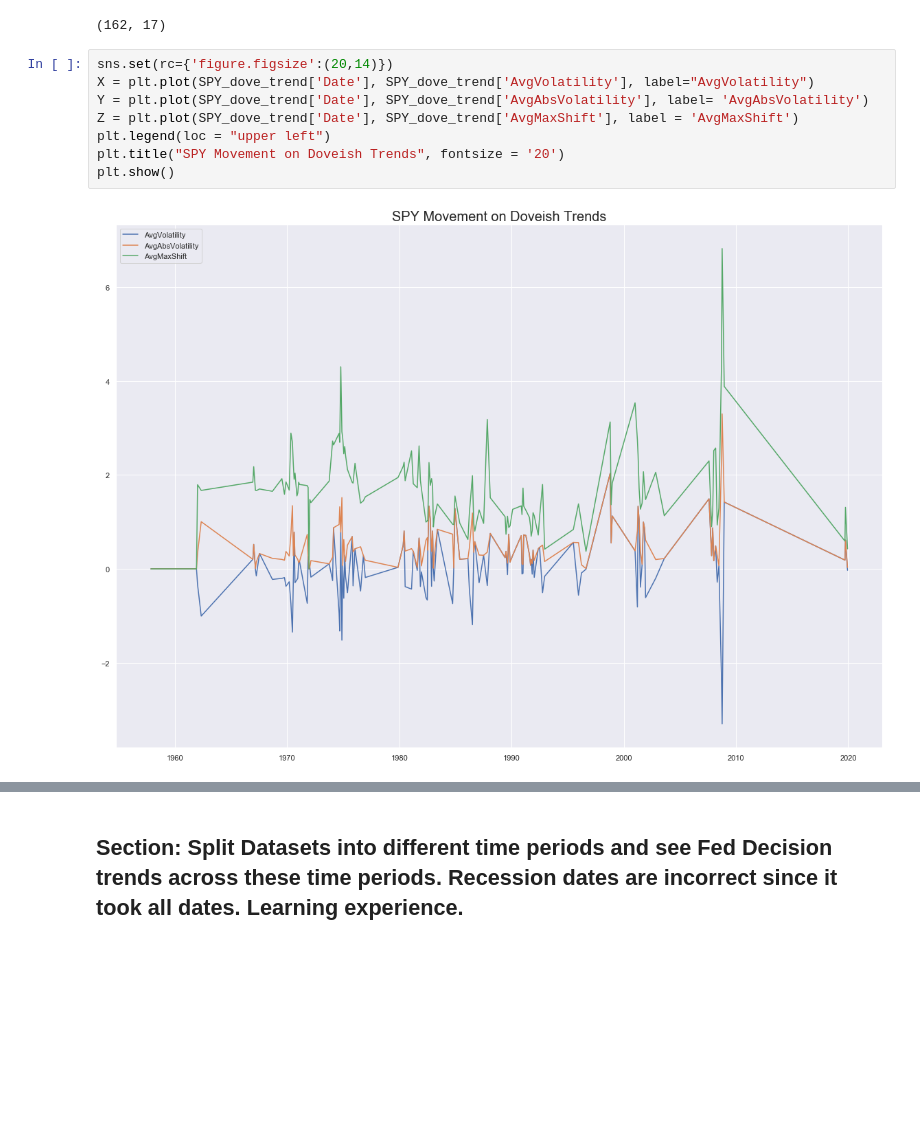
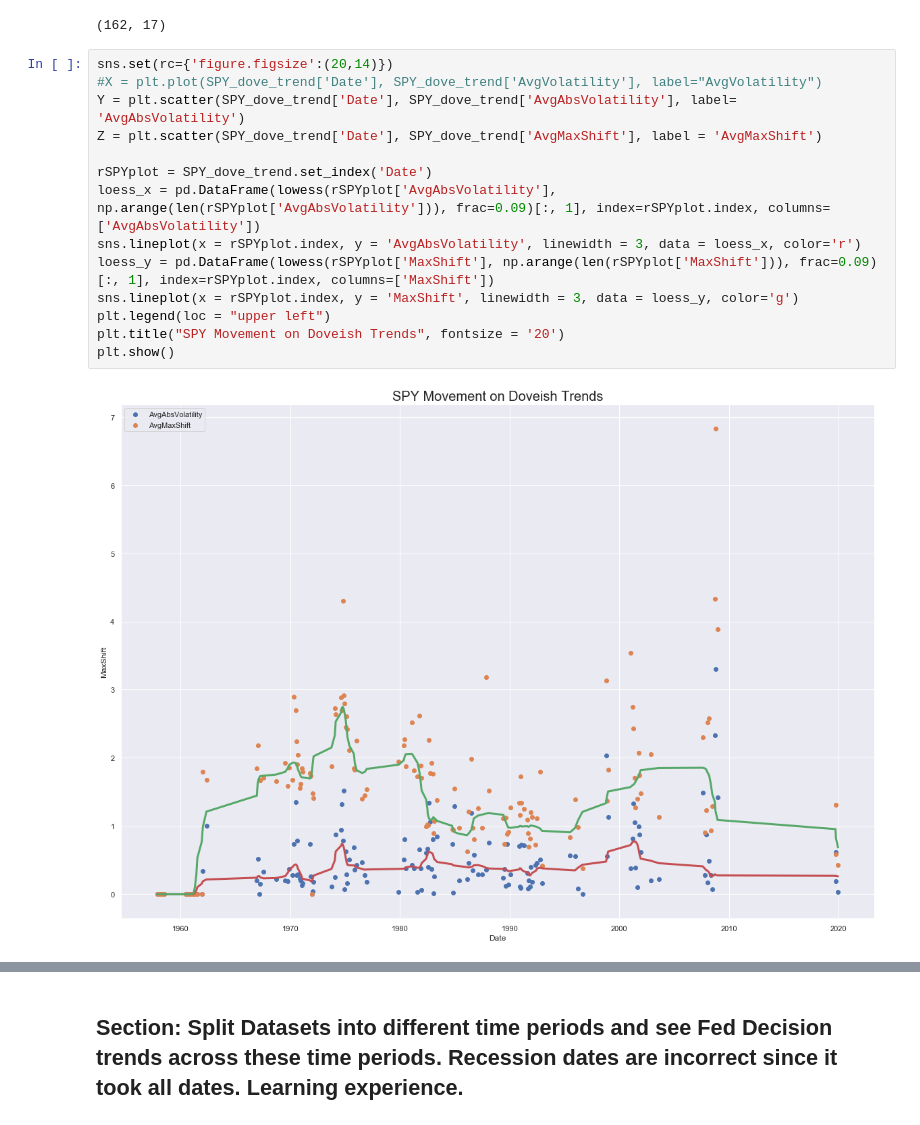
Before and after one commit to vikranttkumar/FedFundsSP500, a Jupyter notebook: Fed Funds Rate interaction with S&P500.ipynb, the cells around one changed output, grey strips where cells are left out. Cells and saved outputs as stored; diff of their text form; blank space fills up the shorter version.

```diff
--- a/Fed Funds Rate interaction with S&P500.ipynb
+++ b/Fed Funds Rate interaction with S&P500.ipynb
@@ -280,11 +275,17 @@ SPY_hawk_trend.shape
 (162, 17)
 # %%
 sns.set(rc={'figure.figsize':(20,14)})
-X = plt.plot(SPY_dove_trend['Date'], SPY_dove_trend['AvgVolatility'], label="AvgVolatility")
-Y = plt.plot(SPY_dove_trend['Date'], SPY_dove_trend['AvgAbsVolatility'], label= 'AvgAbsVolatility')
-Z = plt.plot(SPY_dove_trend['Date'], SPY_dove_trend['AvgMaxShift'], label = 'AvgMaxShift')
+#X = plt.plot(SPY_dove_trend['Date'], SPY_dove_trend['AvgVolatility'], label="AvgVolatility")
+Y = plt.scatter(SPY_dove_trend['Date'], SPY_dove_trend['AvgAbsVolatility'], label= 'AvgAbsVolatility')
+Z = plt.scatter(SPY_dove_trend['Date'], SPY_dove_trend['AvgMaxShift'], label = 'AvgMaxShift')
+
+rSPYplot = SPY_dove_trend.set_index('Date')
+loess_x = pd.DataFrame(lowess(rSPYplot['AvgAbsVolatility'], np.arange(len(rSPYplot['AvgAbsVolatility'])), frac=0.09)[:, 1], index=rSPYplot.index, columns=['AvgAbsVolatility'])
+sns.lineplot(x = rSPYplot.index, y = 'AvgAbsVolatility', linewidth = 3, data = loess_x, color='r')
+loess_y = pd.DataFrame(lowess(rSPYplot['MaxShift'], np.arange(len(rSPYplot['MaxShift'])), frac=0.09)[:, 1], index=rSPYplot.index, columns=['MaxShift'])
+sns.lineplot(x = rSPYplot.index, y = 'MaxShift', linewidth = 3, data = loess_y, color='g')
 plt.legend(loc = "upper left")
 plt.title("SPY Movement on Doveish Trends", fontsize = '20')
 plt.show()
 # %% [output]
-[figure, old version]
+[figure, new version]
```
Also changed, not shown: parts of 11 cells of this notebook, 3 other files.
